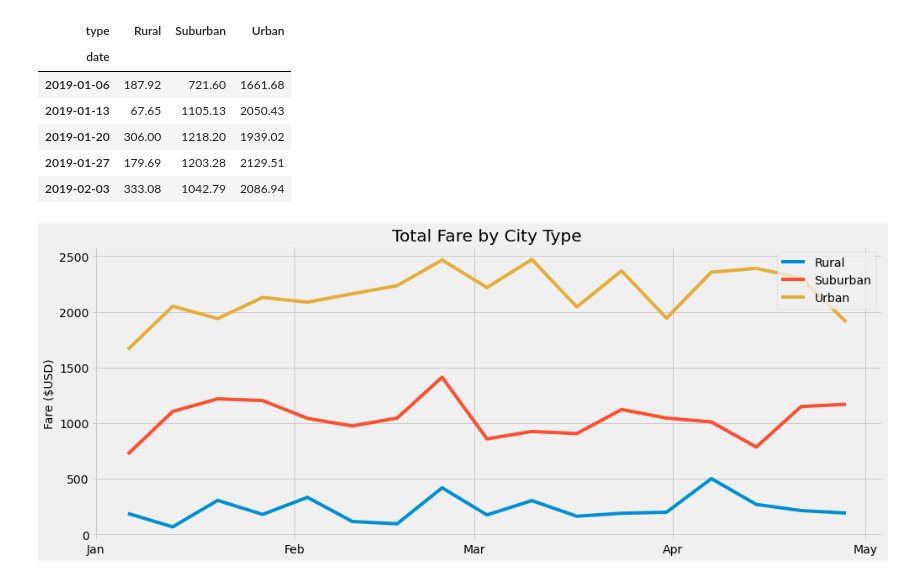
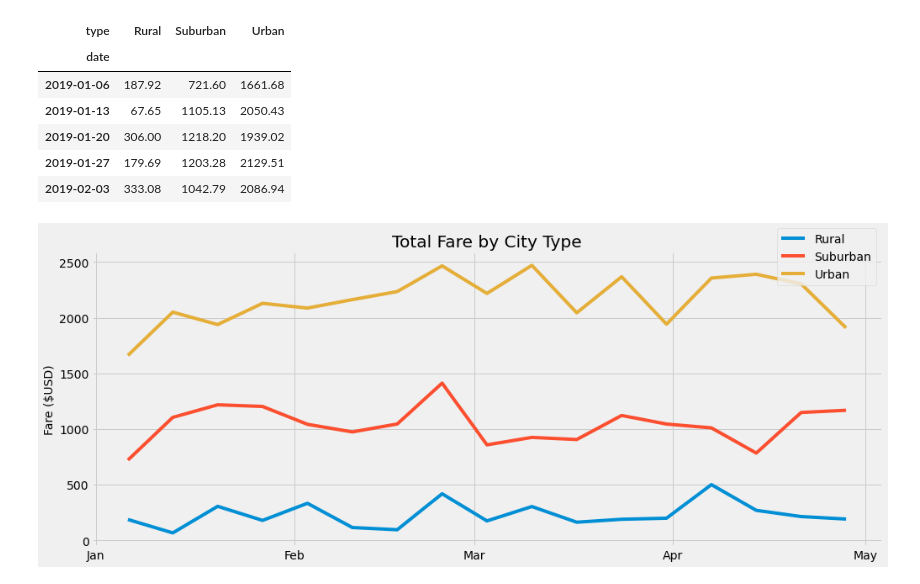
Before and after one commit to macdkw89/PyBer_Analysis, a Jupyter notebook: PyBer_Challenge.ipynb, the cells around one changed output. Drawn from its saved outputs; the diff is of its cells as text; code cells hidden in the pictures.

Commit message:
legend moved

```diff
--- a/PyBer_Challenge.ipynb
+++ b/PyBer_Challenge.ipynb
@@ -255,27 +255,27 @@ q1_fare_by_week.head()
 # %%
 # 8. Using the object-oriented interface method, plot the resample DataFrame using the df.plot() function.
 import matplotlib.dates as mdates
 
 # Import the style from Matplotlib.
 from matplotlib import style
 # Use the graph style fivethirtyeight.
 style.use('fivethirtyeight')
 
 fig, ax = plt.subplots(figsize=(15, 6))
 ax.plot(q1_fare_by_week)
 ax.set_ylabel('Fare ($USD)',fontsize=14)
 ax.set_xticks(pd.date_range(start = "2019-01-01", end = "2019-04-30", freq="MS"))
 ax.set_title("Total Fare by City Type")
 # Make ticks on occurrences of each month:
 ax.xaxis.set_major_locator(mdates.MonthLocator())
 # Get only the month to show in the x-axis:
 ax.xaxis.set_major_formatter(mdates.DateFormatter('%b'))
-ax.legend(["Rural","Suburban","Urban"])
+ax.legend(["Rural","Suburban","Urban"], loc='upper right', bbox_to_anchor=(1.0, 1.1))
 # Import the style from Matplotlib.
 from matplotlib import style
 # Use the graph style fivethirtyeight.
 style.use('fivethirtyeight')
 # Save the figure.
 plt.savefig("analysis/PyBer_fare_summary.png")
 # %% [output]
-[figure, old version]
+[figure, new version]
```
Also changed, not shown: 1 other file.
